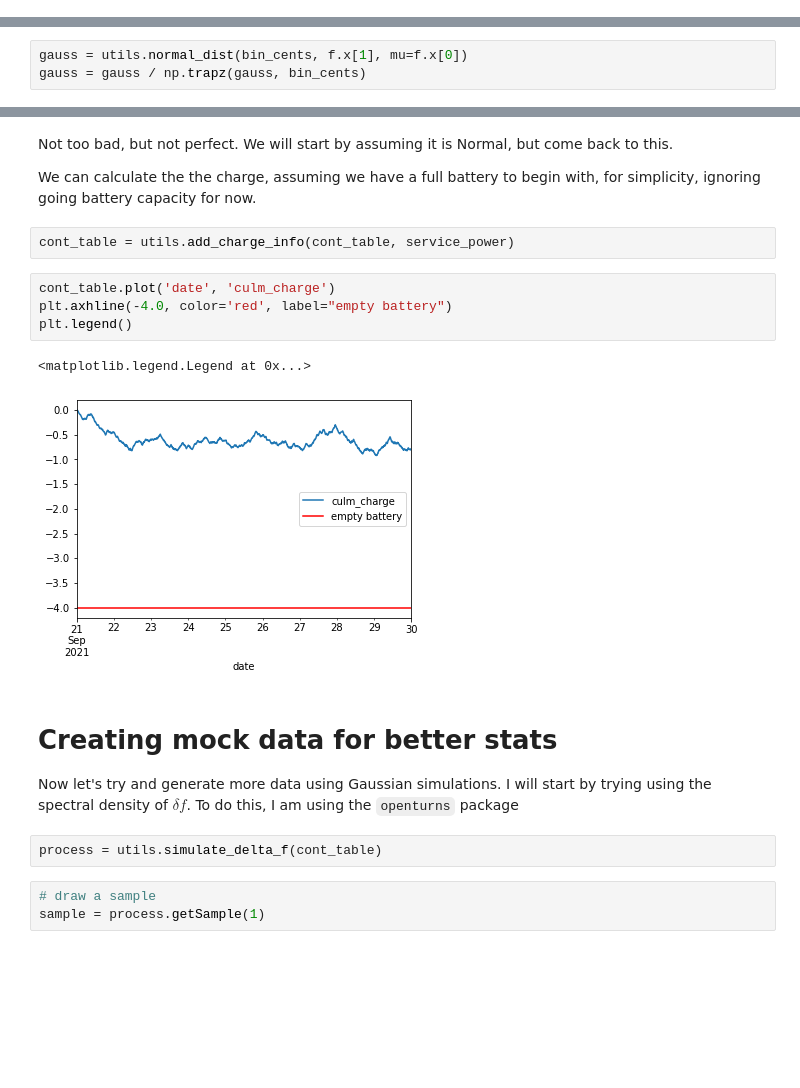
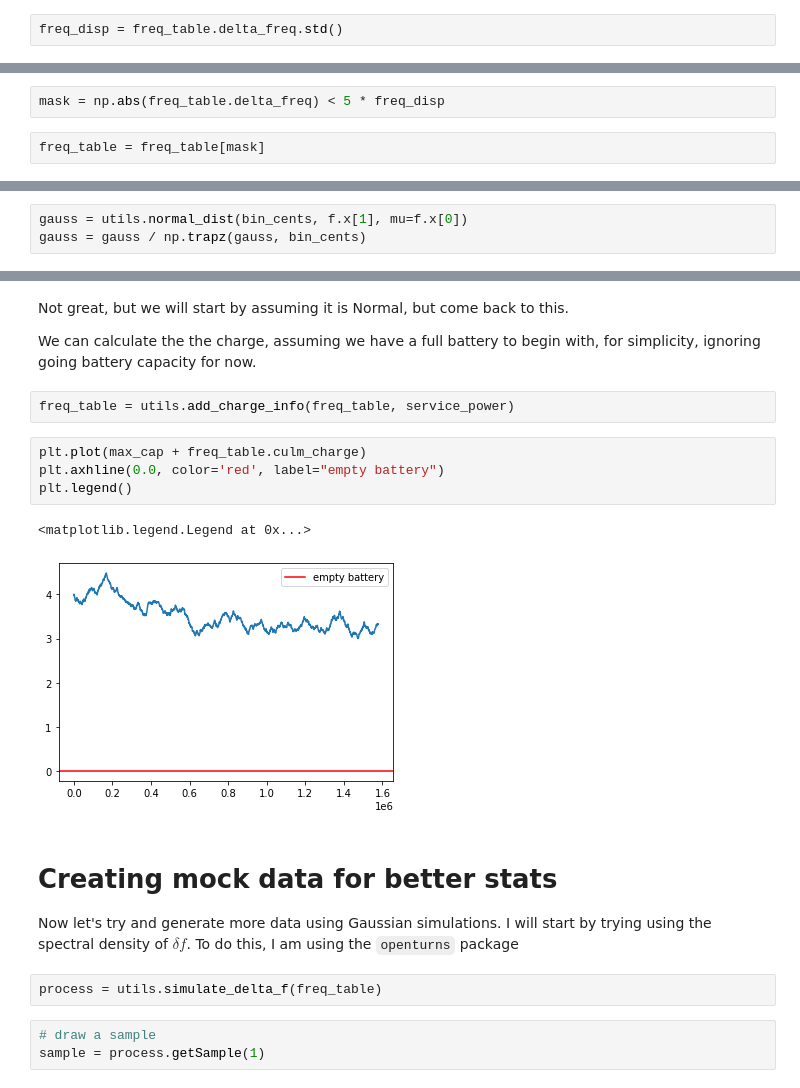
Before and after one commit to LeeWhittaker369/dynamic_containment, a Jupyter notebook: jupyter/modelling_the_data.ipynb, the cells around one changed output, grey strips where cells are left out. Drawn from its saved outputs; the diff is of its cells as text; blank space fills up the shorter version.

```diff
--- a/jupyter/modelling_the_data.ipynb
+++ b/jupyter/modelling_the_data.ipynb
@@ -70,0 +110,2 @@ cont_table.head()
+# %%
+freq_disp = freq_table.delta_freq.std()
@@ -71,3 +124,7 @@ cont_table.head()
+# %%
+mask = np.abs(freq_table.delta_freq) < 5 * freq_disp
+# %%
+freq_table = freq_table[mask]
 # %% [markdown]
 Let's look at a histogram of the frequencies
 # %%
@@ -92,22 +149,22 @@ plt.plot(bin_cents, gauss)
 # %% [markdown]
-Not too bad, but not perfect. We will start by assuming it is Normal, but come back to this.
+Not great, but we will start by assuming it is Normal, but come back to this.
 
 We can calculate the the charge, assuming we have a full battery to begin with, for simplicity, ignoring going battery capacity for now.
 # %%
-cont_table = utils.add_charge_info(cont_table, service_power)
+freq_table = utils.add_charge_info(freq_table, service_power)
 # %%
-cont_table.plot('date', 'culm_charge')
-plt.axhline(-4.0, color='red', label="empty battery")
+plt.plot(max_cap + freq_table.culm_charge)
+plt.axhline(0.0, color='red', label="empty battery")
 plt.legend()
 # %% [output]
 <matplotlib.legend.Legend at 0x...>
-[figure, old version]
+[figure, new version]
 # %% [markdown]
 # Creating mock data for better stats
 
 Now let's try and generate more data using Gaussian simulations. I will start by trying using the spectral density of $\delta f$. To do this, I am using the `openturns` package
 # %%
-process = utils.simulate_delta_f(cont_table)
+process = utils.simulate_delta_f(freq_table)
 # %%
 # draw a sample
 sample = process.getSample(1)
```
Also changed, not shown: parts of 88 cells of this notebook, 2 other files.
